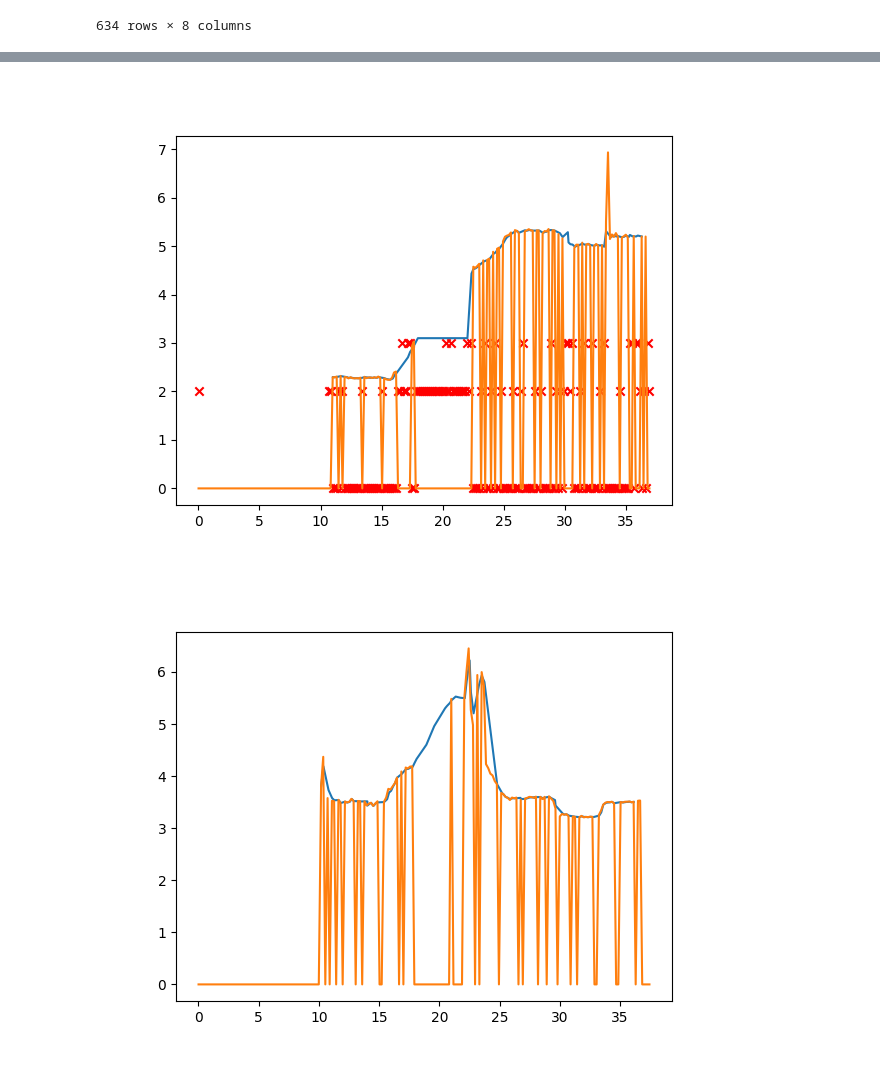
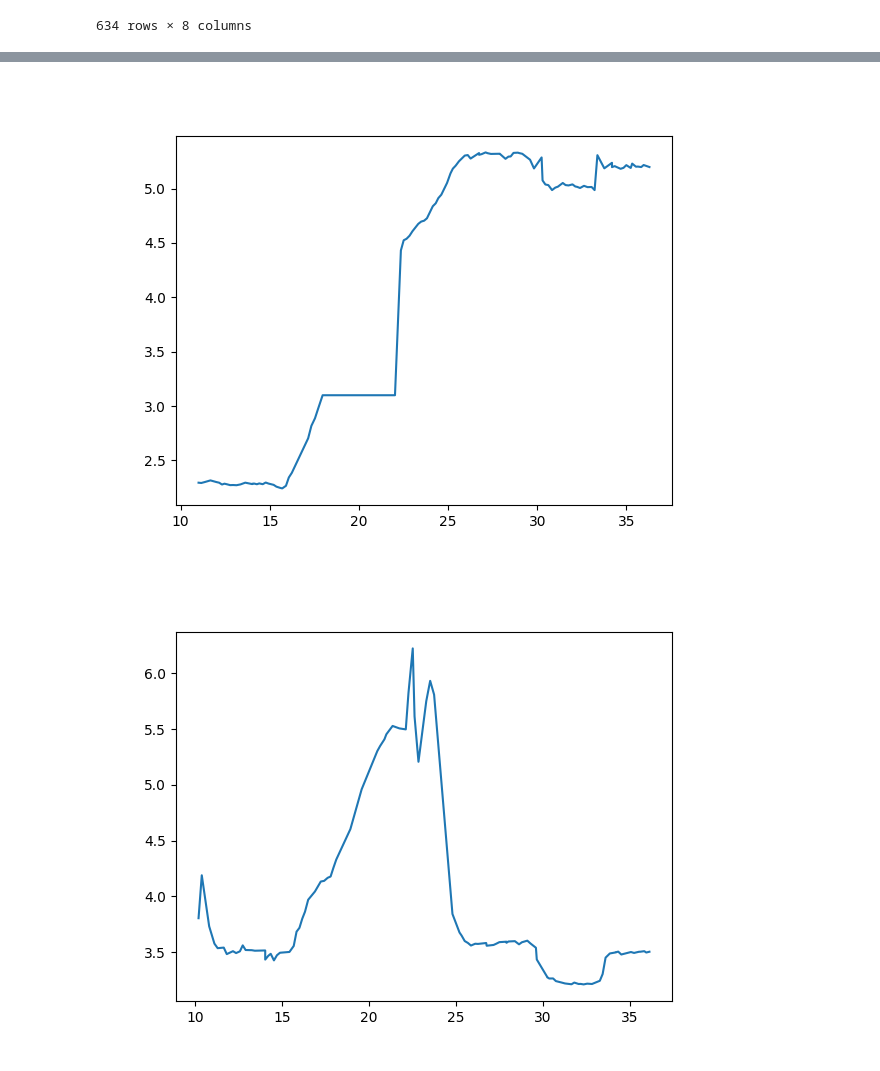
Before and after one commit to RyanJMah/fydp-rtls-server, a Jupyter notebook: data/analysis.ipynb, the cells around one changed output, grey strips where cells are left out. Drawn from its saved outputs; the diff is of its cells as text; code cells hidden in the pictures.

```diff
--- a/data/analysis.ipynb
+++ b/data/analysis.ipynb
@@ -121,16 +134,16 @@ plt.show()
 # %%
 """
 DISTANCE VS TIME FOR ANCHOR 2
 """
 
 plt.figure()
 
 plt.plot(a2_ios_time, a2_ios_distance, label='a2_ios')
-plt.plot(a2_anchor_time, a2_anchor_distance, label='a2_anchor')
-plt.scatter(a2_anchor_time, a2_anchor_status, label='a2_anchor_status', marker='x', color='red')
+# plt.plot(a2_anchor_time, a2_anchor_distance, label='a2_anchor')
+# plt.scatter(a2_anchor_time, a2_anchor_status, label='a2_anchor_status', marker='x', color='red')
 plt.show()
 # %% [output]
-[figure, old version]
+[figure, new version]
 # %%
 """
 DISTANCE VS TIME FOR ANCHOR 3
@@ -139,8 +152,8 @@ DISTANCE VS TIME FOR ANCHOR 3
 plt.figure()
 
 plt.plot(a3_ios_time, a3_ios_distance, label='a3_ios')
-plt.plot(a3_anchor_time, a3_anchor_distance, label='a3_anchor')
-plt.scatter(a3_anchor_time, a3_anchor_status, label='a3_anchor_status', marker='x', color='red')
+# plt.plot(a3_anchor_time, a3_anchor_distance, label='a3_anchor')
+# plt.scatter(a3_anchor_time, a3_anchor_status, label='a3_anchor_status', marker='x', color='red')
 plt.show()
 # %% [output]
-[figure, old version]
+[figure, new version]
```
Also changed, not shown: parts of 8 cells of this notebook.
